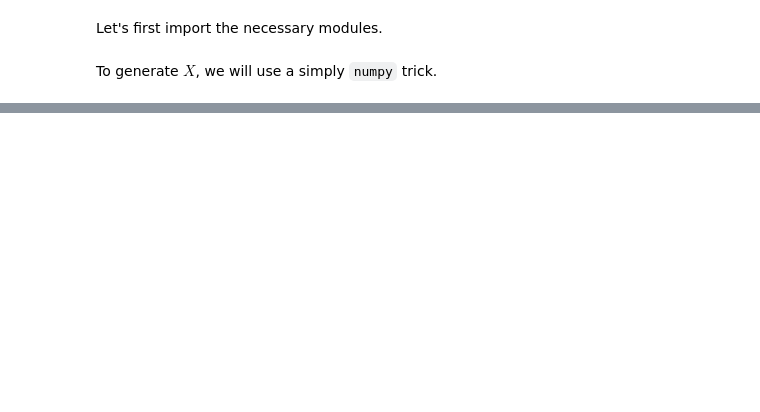
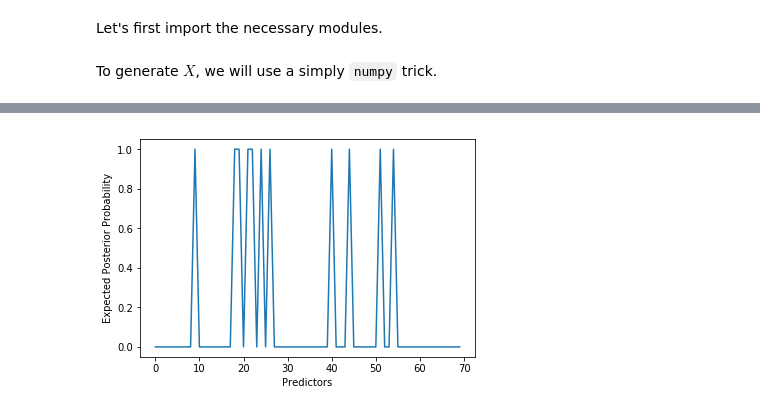
Before and after one commit to RohanBh/noisy-generalized-boolean, a Jupyter notebook: main_test.ipynb, the cells around one changed output, grey strips where cells are left out. Drawn from its saved outputs; the diff is of its cells as text; code cells hidden in the pictures; blank space fills up the shorter version.

```diff
--- a/main_test.ipynb
+++ b/main_test.ipynb
@@ -69,0 +116,7 @@ def fun(xi):
+# %%
+plt.plot(np.arange(data.shape[1]), data.mean(axis=0))
+plt.xlabel("Predictors")
+plt.ylabel("Expected Posterior Probability")
+plt.show()
+# %% [output]
+[figure, added]
```
Also changed, not shown: parts of 19 cells of this notebook, 6 other files.
